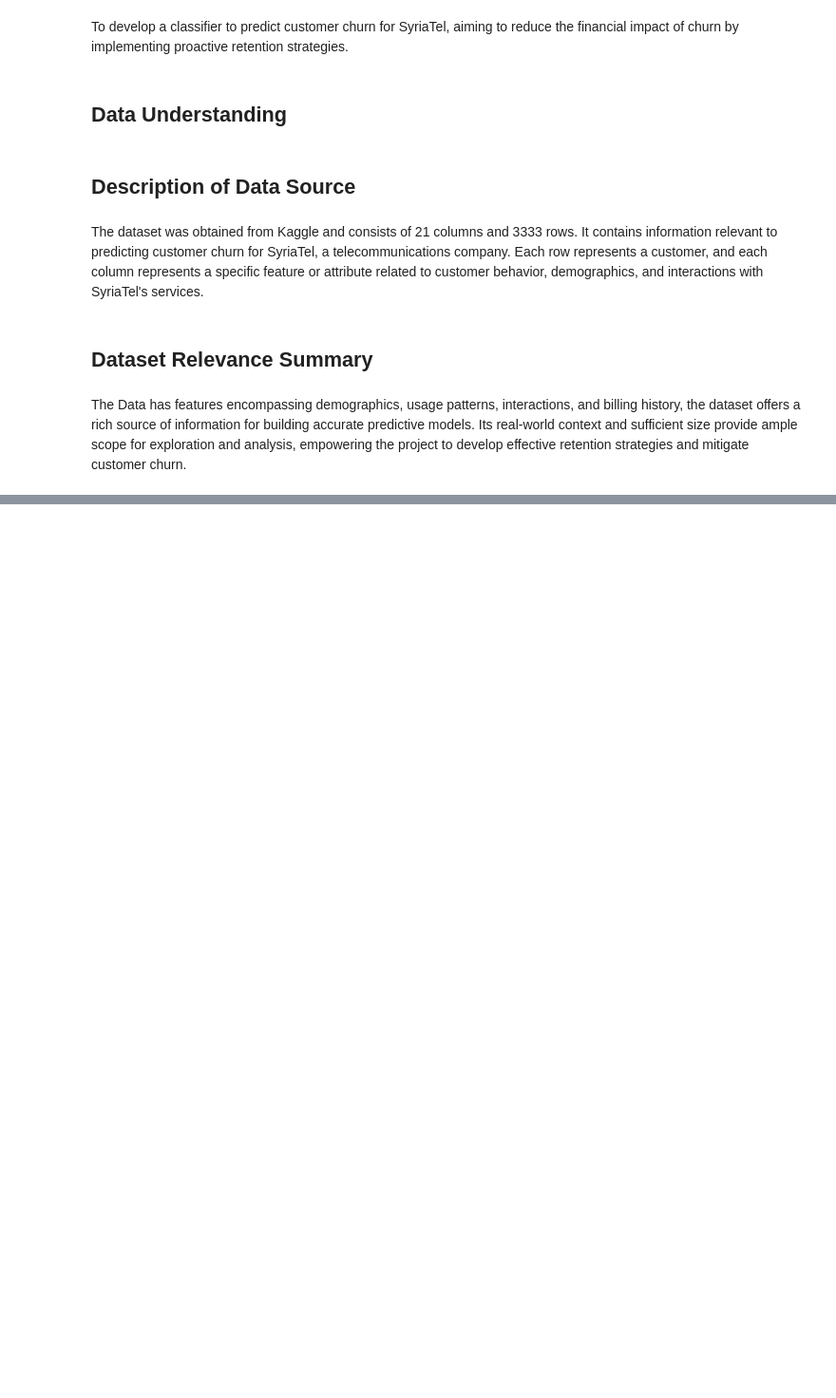
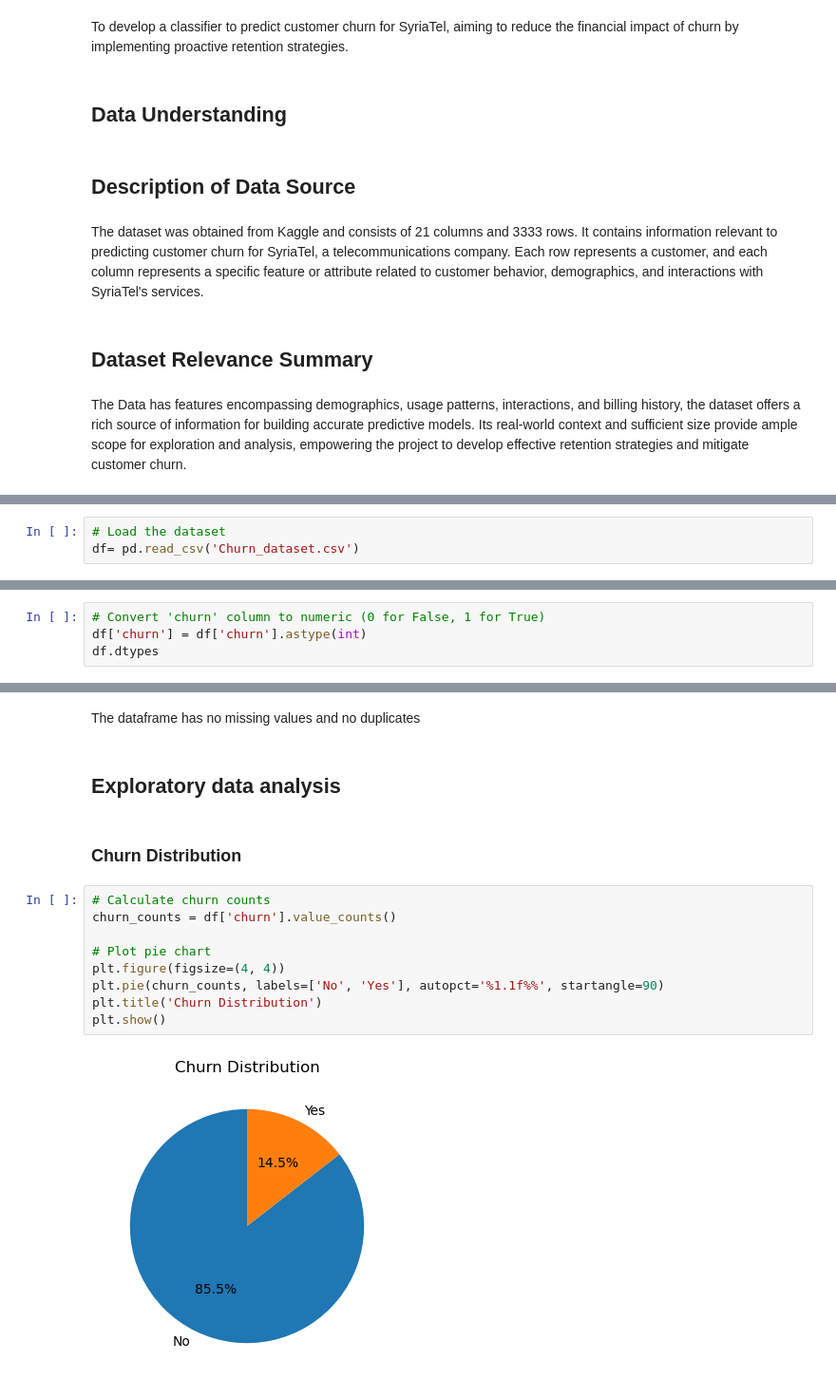
Before and after one commit to kiptochmike/Customer-Churn, a Jupyter notebook: customer_churn.ipynb, the cells around one changed output, grey strips where cells are left out. Shown at 95% size. Drawn from its saved outputs; the diff is of its cells as text; blank space fills up the shorter version.

Commit message:
Data Preparation

```diff
--- a/customer_churn.ipynb
+++ b/customer_churn.ipynb
@@ -31,0 +50,3 @@ The Data has features encompassing demographics, usage patterns, interactions, a
+# %%
+# Load the dataset
+df= pd.read_csv('Churn_dataset.csv')
@@ -31,0 +136,4 @@ The Data has features encompassing demographics, usage patterns, interactions, a
+# %%
+# Convert 'churn' column to numeric (0 for False, 1 for True)
+df['churn'] = df['churn'].astype(int)
+df.dtypes
@@ -31,0 +158,17 @@ The Data has features encompassing demographics, usage patterns, interactions, a
+# %% [markdown]
+The dataframe has no missing values and no duplicates
+# %% [markdown]
+## Exploratory data analysis
+# %% [markdown]
+### Churn Distribution
+# %%
+# Calculate churn counts
+churn_counts = df['churn'].value_counts()
+
+# Plot pie chart
+plt.figure(figsize=(4, 4))
+plt.pie(churn_counts, labels=['No', 'Yes'], autopct='%1.1f%%', startangle=90)
+plt.title('Churn Distribution')
+plt.show()
+# %% [output]
+[figure, added]
```
Also changed, not shown: parts of 40 cells of this notebook, 1 other file.
